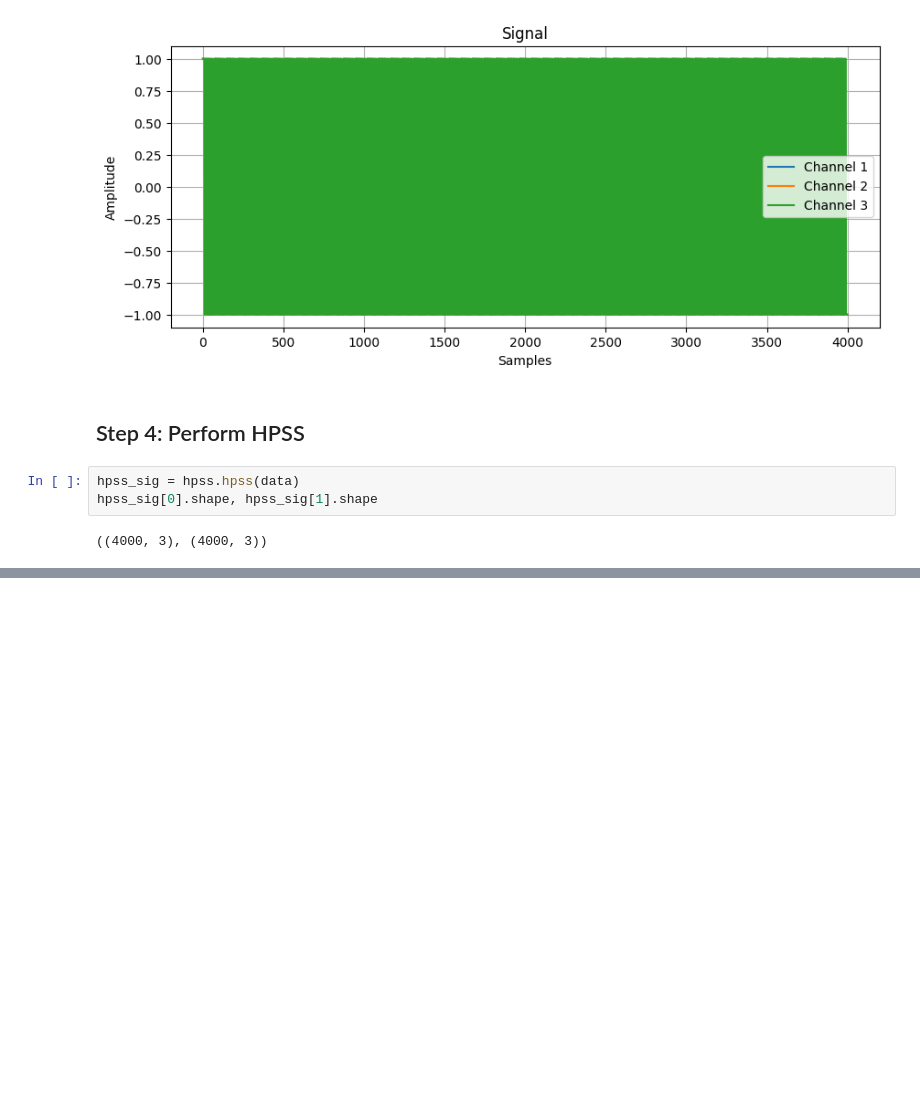
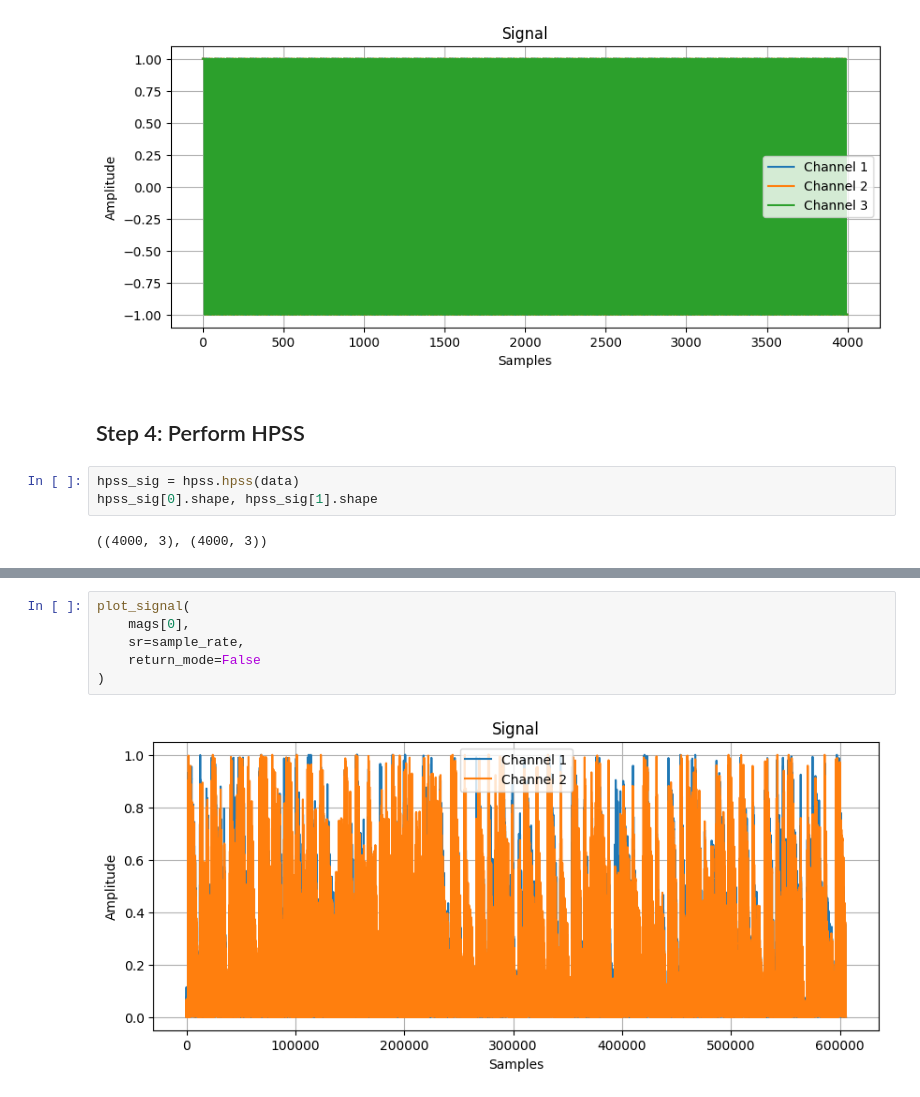
Before and after one commit to AIoT-Group-UoP/crossai-ts, a Jupyter notebook: examples/multi_axis_hpss.ipynb, the cells around one changed output, grey strips where cells are left out. Drawn from its saved outputs; the diff is of its cells as text; blank space fills up the shorter version.

```diff
--- a/examples/multi_axis_hpss.ipynb
+++ b/examples/multi_axis_hpss.ipynb
@@ -85,0 +97,8 @@ fig = vis.plot_signal(hpss_1d[1], sr=sample_rate)
+# %%
+plot_signal(
+    mags[0],
+    sr=sample_rate,
+    return_mode=False
+)
+# %% [output]
+[figure, added]
```
Also changed, not shown: parts of 23 cells of this notebook, 3 other files.
